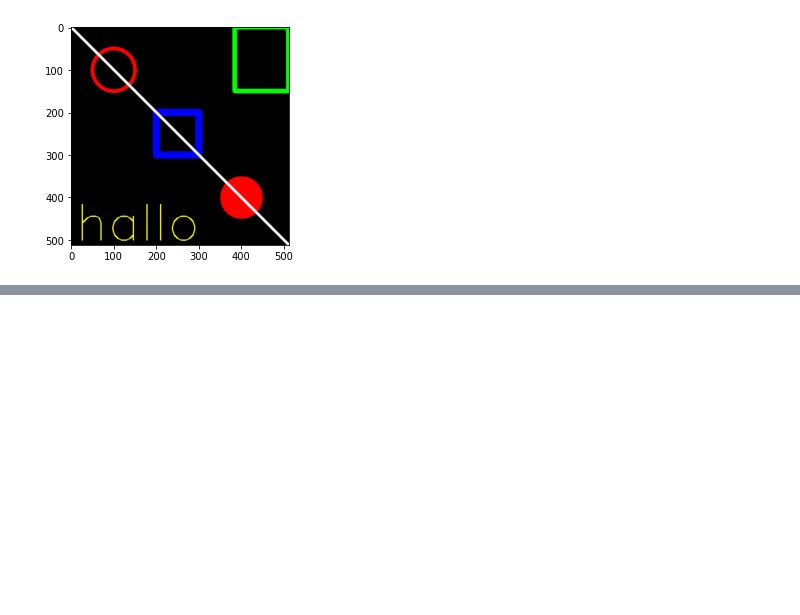
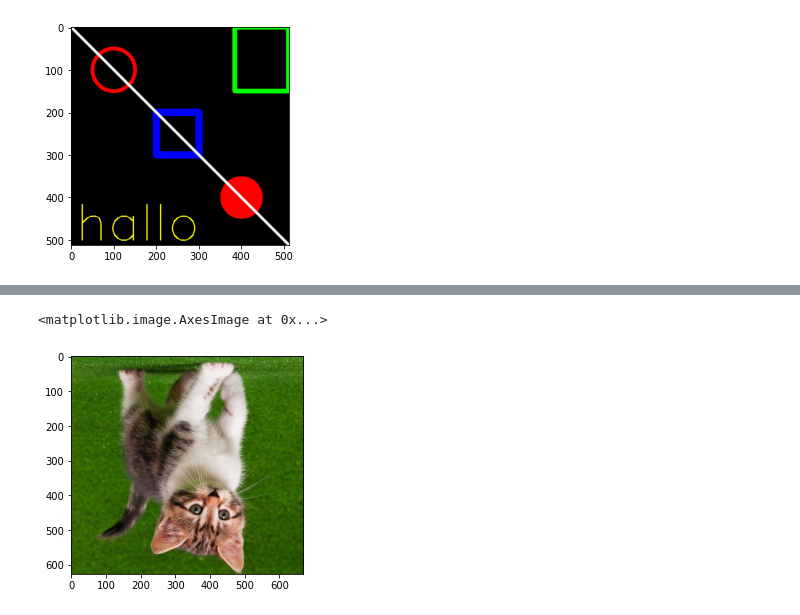
Before and after one commit to mrizazul/PCVK_GENAP_2021, a Jupyter notebook: Week2.ipynb, the cells around one changed output, grey strips where cells are left out. Cells and saved outputs as stored; diff of their text form; code cells hidden in the pictures; blank space fills up the shorter version.

```diff
--- a/Week2.ipynb
+++ b/Week2.ipynb
@@ -73,0 +121,7 @@ ValueError: ignored
+# %%
+img3 = cv.flip(cv.cvtColor(img, cv.COLOR_BGR2RGB), 0)
+
+plt.imshow(img3)
+# %% [output]
+<matplotlib.image.AxesImage at 0x...>
+[figure, added]
```
Also changed, not shown: parts of 12 cells of this notebook.
